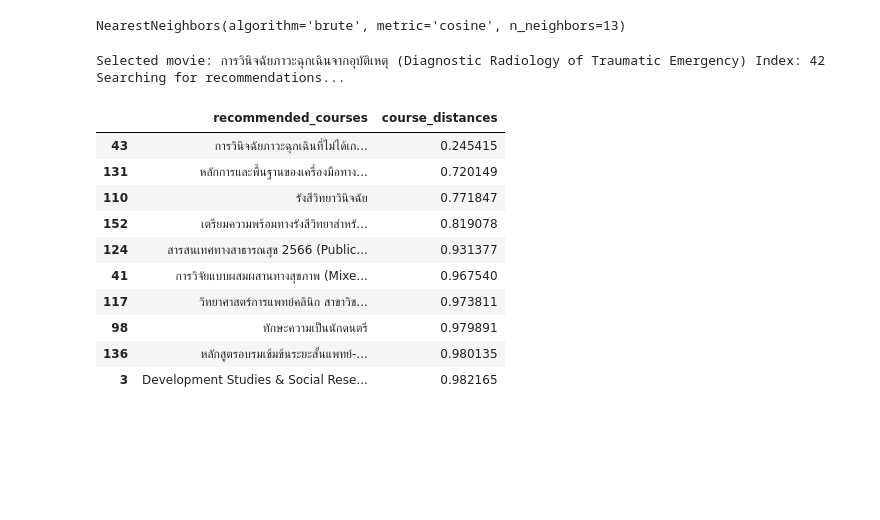
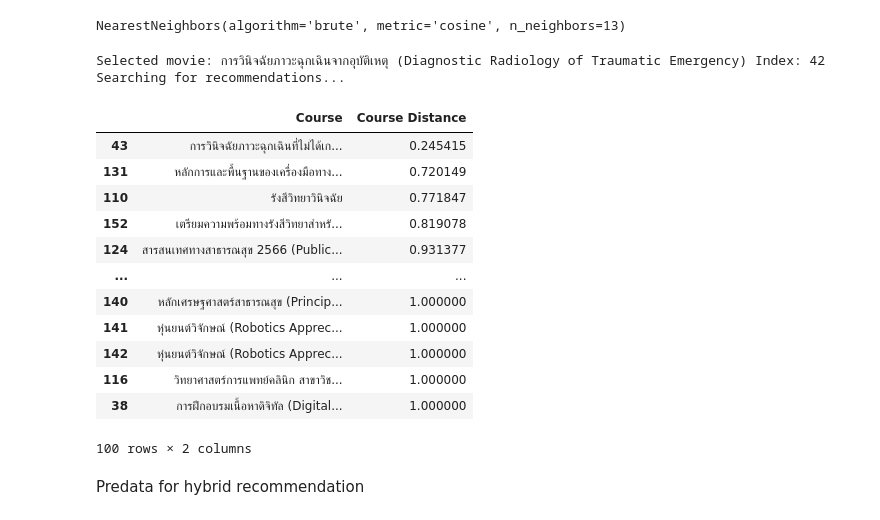
Before and after one commit to startg2545/recommendation-system, a Jupyter notebook: knn.ipynb, the cells around one changed output. Cells and saved outputs as stored; diff of their text form; code cells hidden in the pictures; blank space fills up the shorter version.

```diff
--- a/knn.ipynb
+++ b/knn.ipynb
@@ -210,7 +210,7 @@ Number of students with payment approval: 5472
 Create Series of address
 # %%
 address = file.loc[:, 'ที่อยู่'].fillna("")
-address = pd.Series(address ,name='status')
+address = pd.Series(address ,name='Status')
 address
 # %% [output]
 0
@@ -283,9 +283,10 @@ course = file.loc[:, 'หลักสูตรอบรมระยะสั้
 score = df['Impressive Level']
 # all user, course, score have the same length
 data = {
-    'user': user,
-    'course': course,
-    'score': score,
+    'User': user,
+    'Course': course,
+    'Score': score,
 }
 
 predata = pd.DataFrame(data)
+predata
@@ -292,7 +307,6 @@ predata = pd.DataFrame(data)
 # %% [markdown]
 Calculate sparsity and csr matrix
 # %%
-data = predata.pivot_table(index='course', columns='user', values='score').fillna(0)
+data = predata.pivot_table(index='Course', columns='User', values='Score').fillna(0)
 data_mtx = csr_matrix(data)
 courses = pd.Series(data.index)
-courses
@@ -327,24 +328,28 @@ def recommender_knn(course_name, n_recommendations):
     recommended_courses = recommendations[0][1:]
     course_distances = distances[0][1:]
     d = {
-        'recommended_courses': recommended_courses,
-        'course_distances': course_distances
+        'Course': recommended_courses,
+        'Course Distance': course_distances
     }
     results = pd.DataFrame(data=d)
     return results
 # %%
-recommender_knn('การวินิจฉัยภาวะฉุกเฉินจากอุบัติเหตุ (Diagnostic Radiology of Traumatic Emergency)', 10)
+recommender_knn('การวินิจฉัยภาวะฉุกเฉินจากอุบัติเหตุ (Diagnostic Radiology of Traumatic Emergency)', 100)
 # %% [output]
 Selected movie: การวินิจฉัยภาวะฉุกเฉินจากอุบัติเหตุ (Diagnostic Radiology of Traumatic Emergency) Index: 42
 Searching for recommendations...
-|  | recommended_courses | course_distances |
+|  | Course | Course Distance |
 | 43 | การวินิจฉัยภาวะฉุกเฉินที่ไม่ได้เก... | 0.245415 |
 | 131 | หลักการและพื้นฐานของเครื่องมือทาง... | 0.720149 |
 | 110 | รังสีวิทยาวินิจฉัย | 0.771847 |
 | 152 | เตรียมความพร้อมทางรังสีวิทยาสำหรั... | 0.819078 |
 | 124 | สารสนเทศทางสาธารณสุข 2566 (Public... | 0.931377 |
-| 41 | การวิจัยแบบผสมผสานทางสุขภาพ (Mixe... | 0.967540 |
-| 117 | วิทยาศาสตร์การแพทย์คลินิก สาขาวิช... | 0.973811 |
-| 98 | ทักษะความเป็นนักดนตรี | 0.979891 |
-| 136 | หลักสูตรอบรมเข้มข้นระยะสั้นแพทย์-... | 0.980135 |
-| 3 | Development Studies & Social Rese... | 0.982165 |
+| ... | ... | ... |
+| 140 | หลักเศรษฐศาสตร์สาธารณสุข (Princip... | 1.000000 |
+| 141 | หุ่นยนต์วิจักษณ์ (Robotics Apprec... | 1.000000 |
+| 142 | หุ่นยนต์วิจักษณ์ (Robotics Apprec... | 1.000000 |
+| 116 | วิทยาศาสตร์การแพทย์คลินิก สาขาวิช... | 1.000000 |
+| 38 | การฝึกอบรมเนื้อหาดิจิทัล (Digital... | 1.000000 |
+100 rows × 2 columns
+# %% [markdown]
+Predata for hybrid recommendation
```
Also changed, not shown: parts of 9 cells of this notebook, 4 other files.
